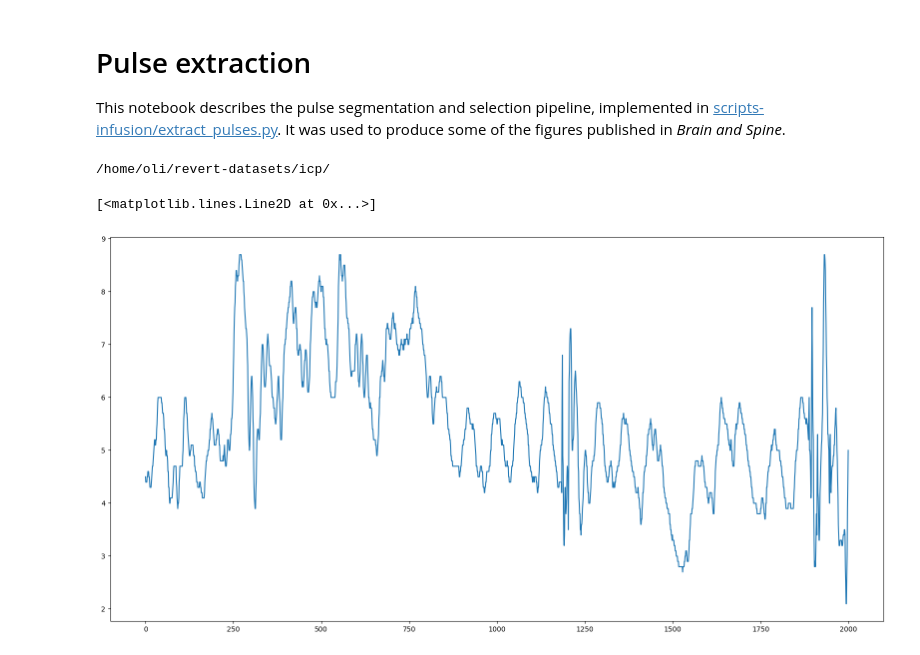
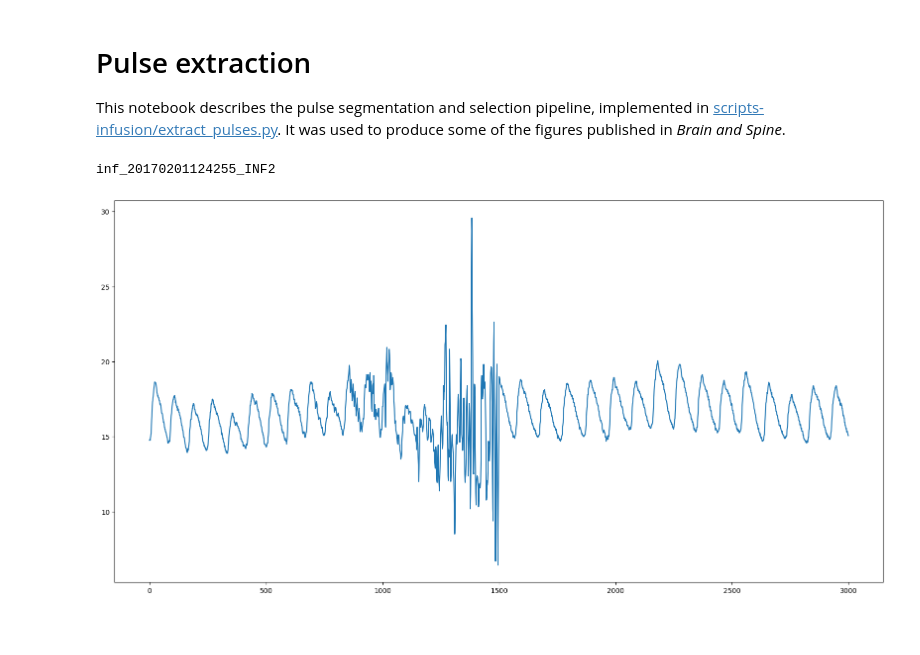
Before and after one commit to uartois-lml/revert-notebooks, a Jupyter notebook: pulse-extraction.ipynb, the cells around one changed output. Drawn from its saved outputs; the diff is of its cells as text; code cells hidden in the pictures; blank space fills up the shorter version.

```diff
--- a/pulse-extraction.ipynb
+++ b/pulse-extraction.ipynb
@@ -16,15 +16,22 @@ from revert import infusion
 # Pulse extraction
 
 This notebook describes the pulse segmentation and selection pipeline, implemented in [scripts-infusion/extract_pulses.py](https://github.com/opeltre/revert/scripts-infusion/extract_pulses.py). It was used to produce some of the figures published in _Brain and Spine_.
-# %%
-db = infusion.Dataset('no_shunt')
-f = db.get(0)
-x = f.icp(2000)
-# %% [output]
-/home/oli/revert-datasets/icp/
-# %%
-plt.figure(figsize=(20, 10))
-plt.plot(x)
-# %% [output]
-[<matplotlib.lines.Line2D at 0x...>]
-[figure, removed]
+# %%
+""" Load ICP portion from file """
+
+db = infusion.Dataset('no_shunt')
+f = db.get(190)
+print(f.key)
+
+minutes = .5
+fs      = 100
+Npts    = int(minutes * 60 * fs)
+
+icp = f.icp(Npts)
+
+plt.figure(figsize=(20, 10))
+plt.plot(icp)
+plt.savefig('img/raw_icp.svg')
+# %% [output]
+inf_20170201124255_INF2
+[figure, added]
```
Also changed, not shown: parts of 4 cells of this notebook, 6 other files.
